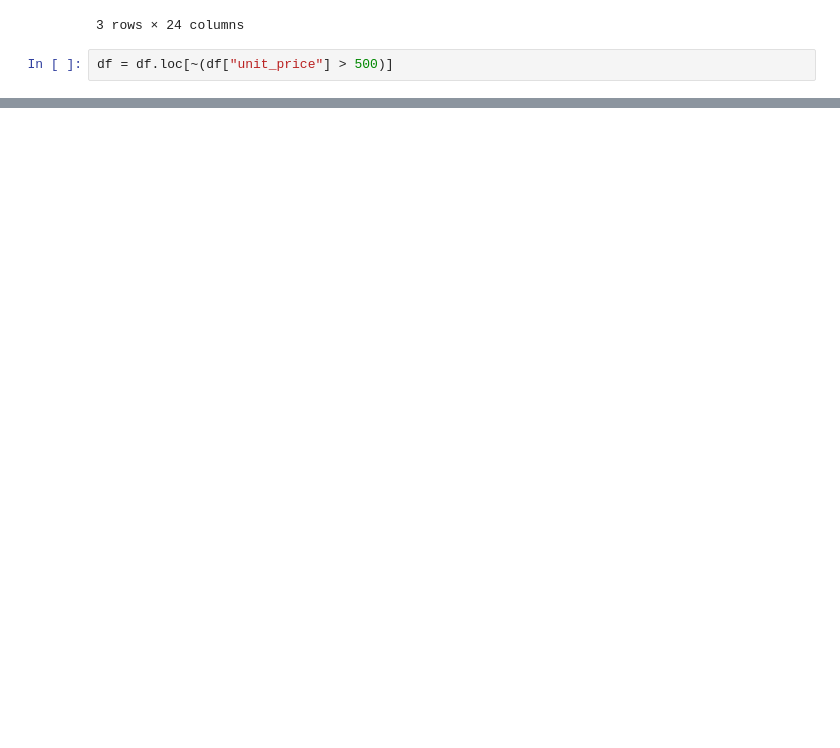
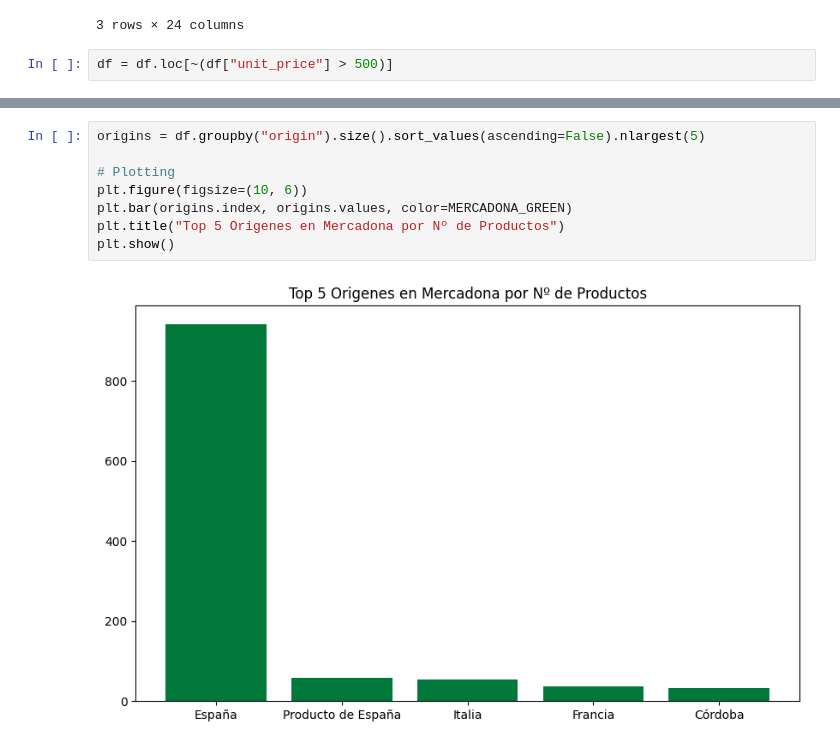
Before and after one commit to jtayped/mercadona-study, a Jupyter notebook: main.ipynb, the cells around one changed output, grey strips where cells are left out. Drawn from its saved outputs; the diff is of its cells as text; blank space fills up the shorter version.

```diff
--- a/main.ipynb
+++ b/main.ipynb
@@ -37,0 +50,10 @@ origins = df.groupby("origin")
+# %%
+origins = df.groupby("origin").size().sort_values(ascending=False).nlargest(5)
+
+# Plotting
+plt.figure(figsize=(10, 6))
+plt.bar(origins.index, origins.values, color=MERCADONA_GREEN)
+plt.title("Top 5 Origenes en Mercadona por Nº de Productos")
+plt.show()
+# %% [output]
+[figure, added]
```
Also changed, not shown: parts of 9 cells of this notebook.
